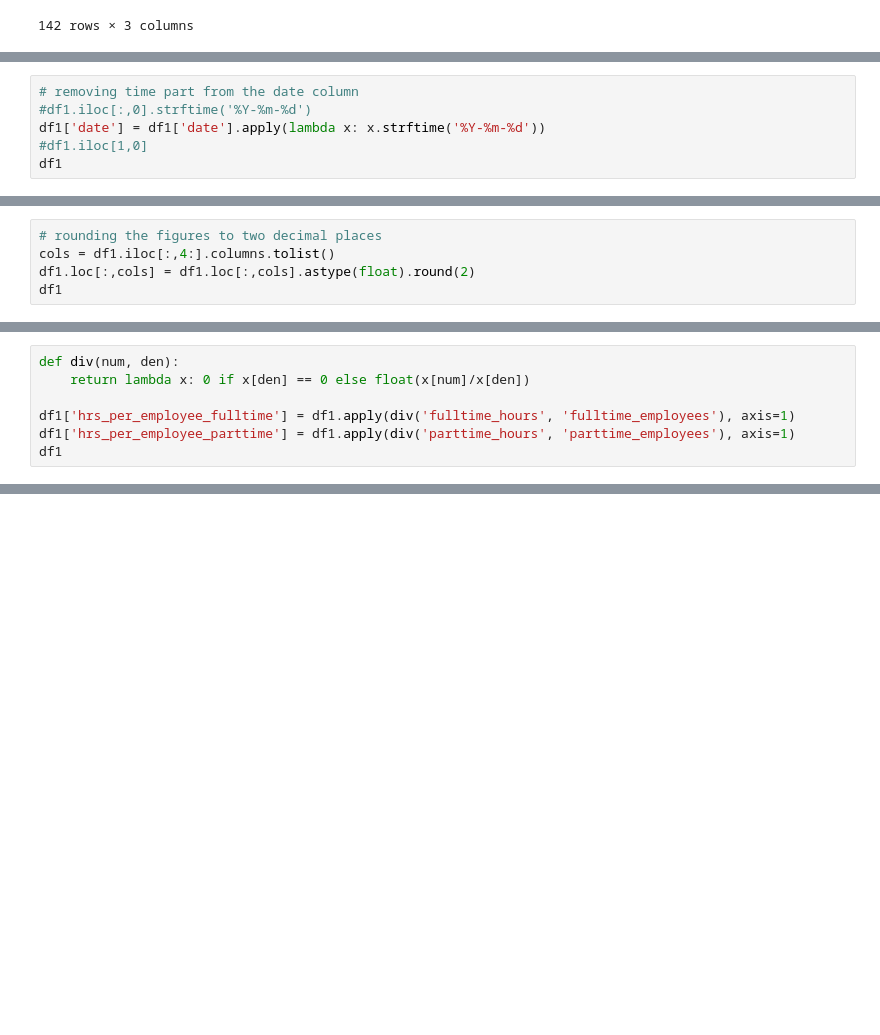
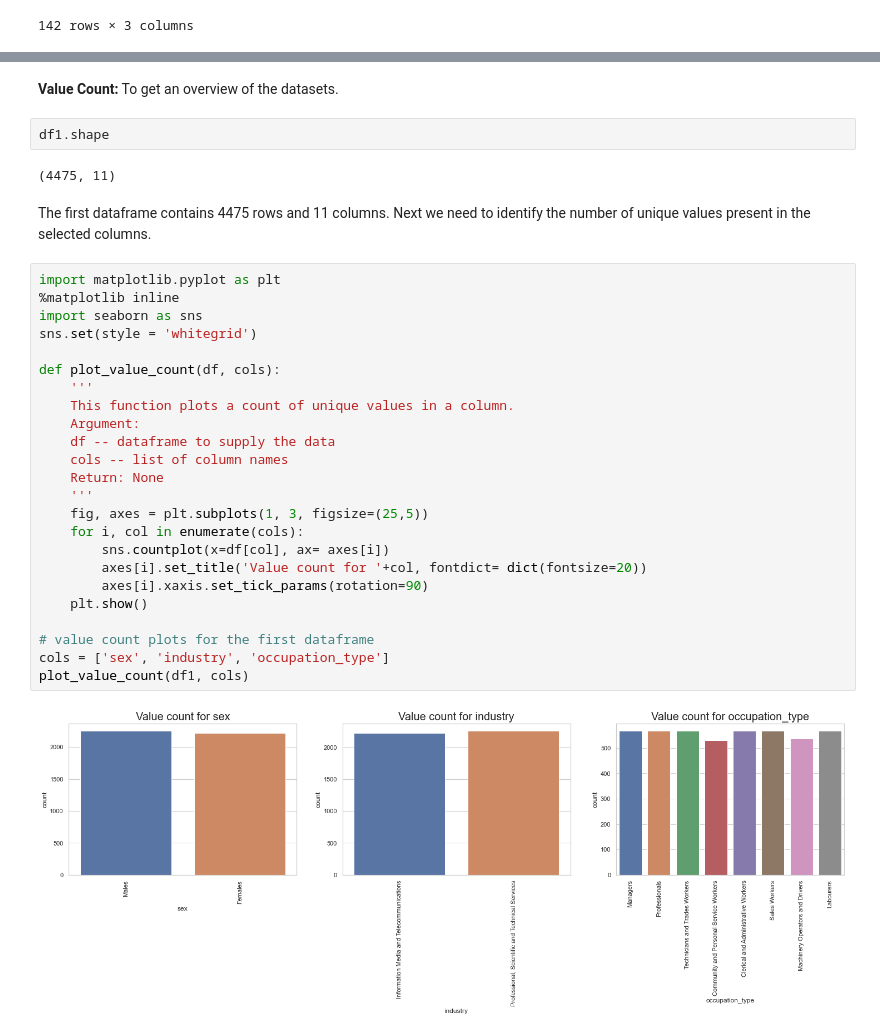
Before and after one commit to Gooner12/tca_sample_test, a Jupyter notebook: Analysis.ipynb, the cells around one changed output, grey strips where cells are left out. Drawn from its saved outputs; the diff is of its cells as text; blank space fills up the shorter version.

```diff
--- a/Analysis.ipynb
+++ b/Analysis.ipynb
@@ -504,6 +351,0 @@ df1
-# %%
-# removing time part from the date column
-#df1.iloc[:,0].strftime('%Y-%m-%d')
-df1['date'] = df1['date'].apply(lambda x: x.strftime('%Y-%m-%d'))
-#df1.iloc[1,0]
-df1
@@ -524,5 +351,0 @@ df1
-# %%
-# rounding the figures to two decimal places
-cols = df1.iloc[:,4:].columns.tolist()
-df1.loc[:,cols] = df1.loc[:,cols].astype(float).round(2)
-df1
@@ -543,7 +351,0 @@ df1
-# %%
-def div(num, den):
-    return lambda x: 0 if x[den] == 0 else float(x[num]/x[den])
-
-df1['hrs_per_employee_fulltime'] = df1.apply(div('fulltime_hours', 'fulltime_employees'), axis=1)
-df1['hrs_per_employee_parttime'] = df1.apply(div('parttime_hours', 'parttime_employees'), axis=1)
-df1
@@ -567,0 +378,34 @@ https://www.abs.gov.au/statistics/labour/employment-and-unemployment/labour-forc
+# %% [markdown]
+**Value Count:** To get an overview of the datasets.
+# %%
+df1.shape
+# %% [output]
+(4475, 11)
+# %% [markdown]
+The first dataframe contains 4475 rows and 11 columns. Next we need to identify the number of unique values present in the selected columns.
+# %%
+import matplotlib.pyplot as plt
+%matplotlib inline
+import seaborn as sns
+sns.set(style = 'whitegrid')
+
+def plot_value_count(df, cols):
+    '''
+    This function plots a count of unique values in a column.
+    Argument:
+    df -- dataframe to supply the data
+    cols -- list of column names
+    Return: None
+    '''
+    fig, axes = plt.subplots(1, 3, figsize=(25,5))
+    for i, col in enumerate(cols):
+        sns.countplot(x=df[col], ax= axes[i])
+        axes[i].set_title('Value count for '+col, fontdict= dict(fontsize=20))
+        axes[i].xaxis.set_tick_params(rotation=90)
+    plt.show()
+
+# value count plots for the first dataframe
+cols = ['sex', 'industry', 'occupation_type']
+plot_value_count(df1, cols)
+# %% [output]
+[figure, added]
```
Also changed, not shown: parts of 74 cells of this notebook.
